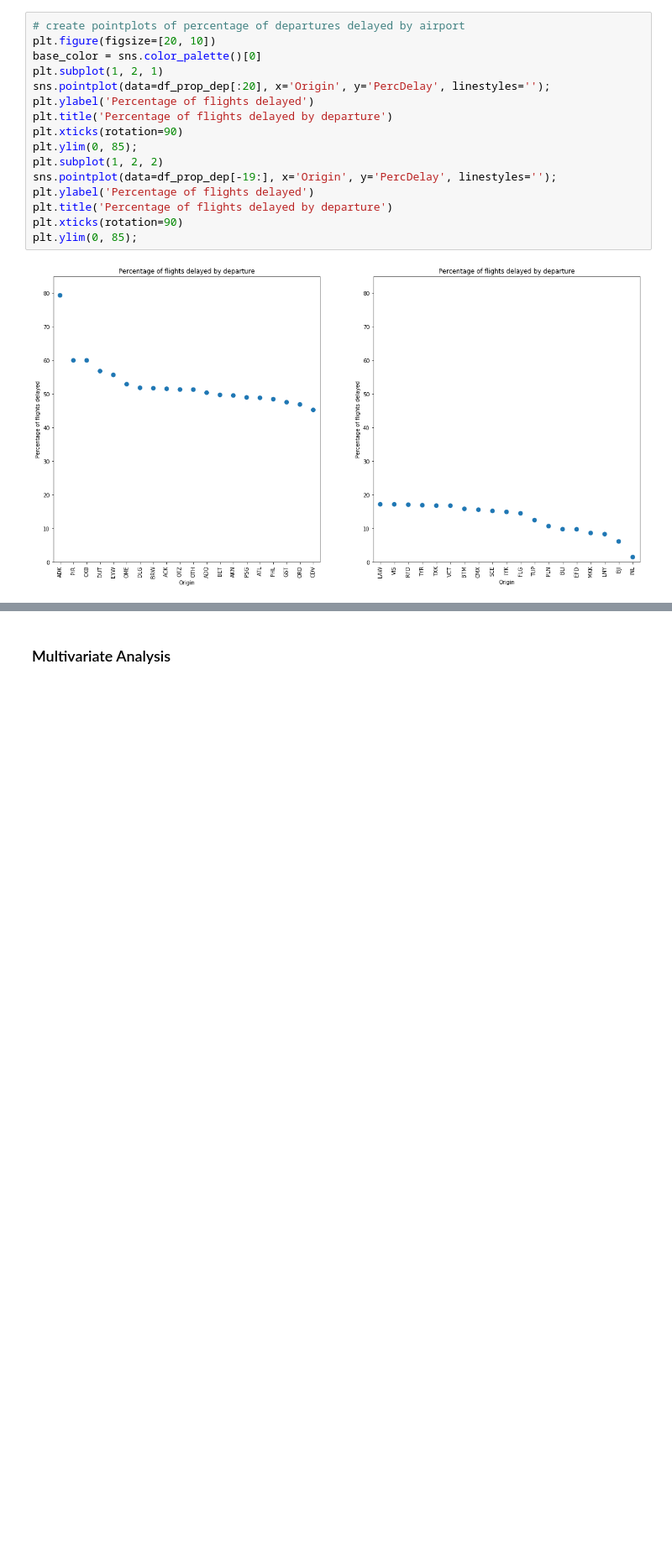
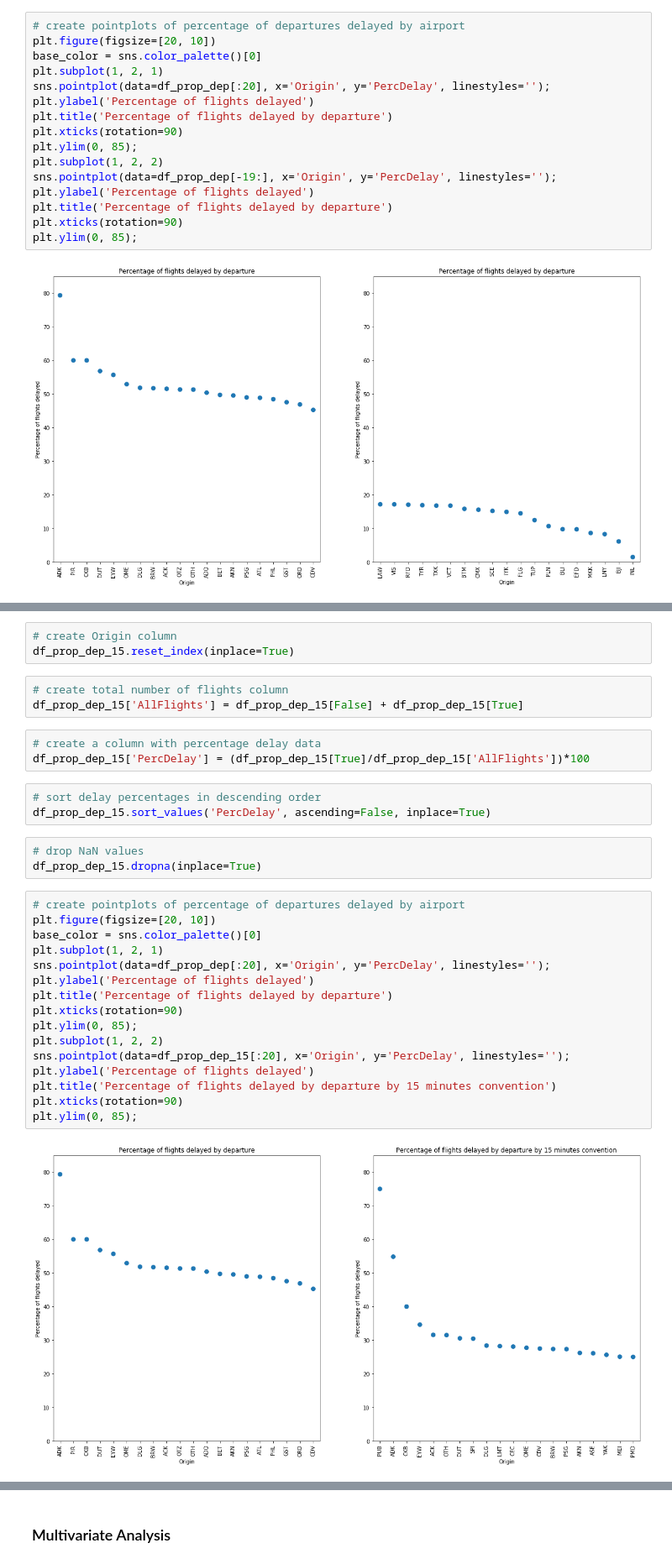
Before and after one commit to ToHa1966/Flights, a Jupyter notebook: Flights.ipynb, the cells around one changed output, grey strips where cells are left out. Shown at 84% size. Cells and saved outputs as stored; diff of their text form; blank space fills up the shorter version.

```diff
--- a/Flights.ipynb
+++ b/Flights.ipynb
@@ -2556,0 +2619,33 @@ plt.ylim(0, 85);
+# %%
+# create Origin column
+df_prop_dep_15.reset_index(inplace=True)
+# %%
+# create total number of flights column
+df_prop_dep_15['AllFlights'] = df_prop_dep_15[False] + df_prop_dep_15[True]
+# %%
+# create a column with percentage delay data
+df_prop_dep_15['PercDelay'] = (df_prop_dep_15[True]/df_prop_dep_15['AllFlights'])*100
+# %%
+# sort delay percentages in descending order
+df_prop_dep_15.sort_values('PercDelay', ascending=False, inplace=True)
+# %%
+# drop NaN values
+df_prop_dep_15.dropna(inplace=True)
+# %%
+# create pointplots of percentage of departures delayed by airport
+plt.figure(figsize=[20, 10])
+base_color = sns.color_palette()[0]
+plt.subplot(1, 2, 1)
+sns.pointplot(data=df_prop_dep[:20], x='Origin', y='PercDelay', linestyles='');
+plt.ylabel('Percentage of flights delayed')
+plt.title('Percentage of flights delayed by departure')
+plt.xticks(rotation=90)
+plt.ylim(0, 85);
+plt.subplot(1, 2, 2)
+sns.pointplot(data=df_prop_dep_15[:20], x='Origin', y='PercDelay', linestyles='');
+plt.ylabel('Percentage of flights delayed')
+plt.title('Percentage of flights delayed by departure by 15 minutes convention')
+plt.xticks(rotation=90)
+plt.ylim(0, 85);
+# %% [output]
+[figure, added]
```
Also changed, not shown: parts of 31 cells of this notebook.
